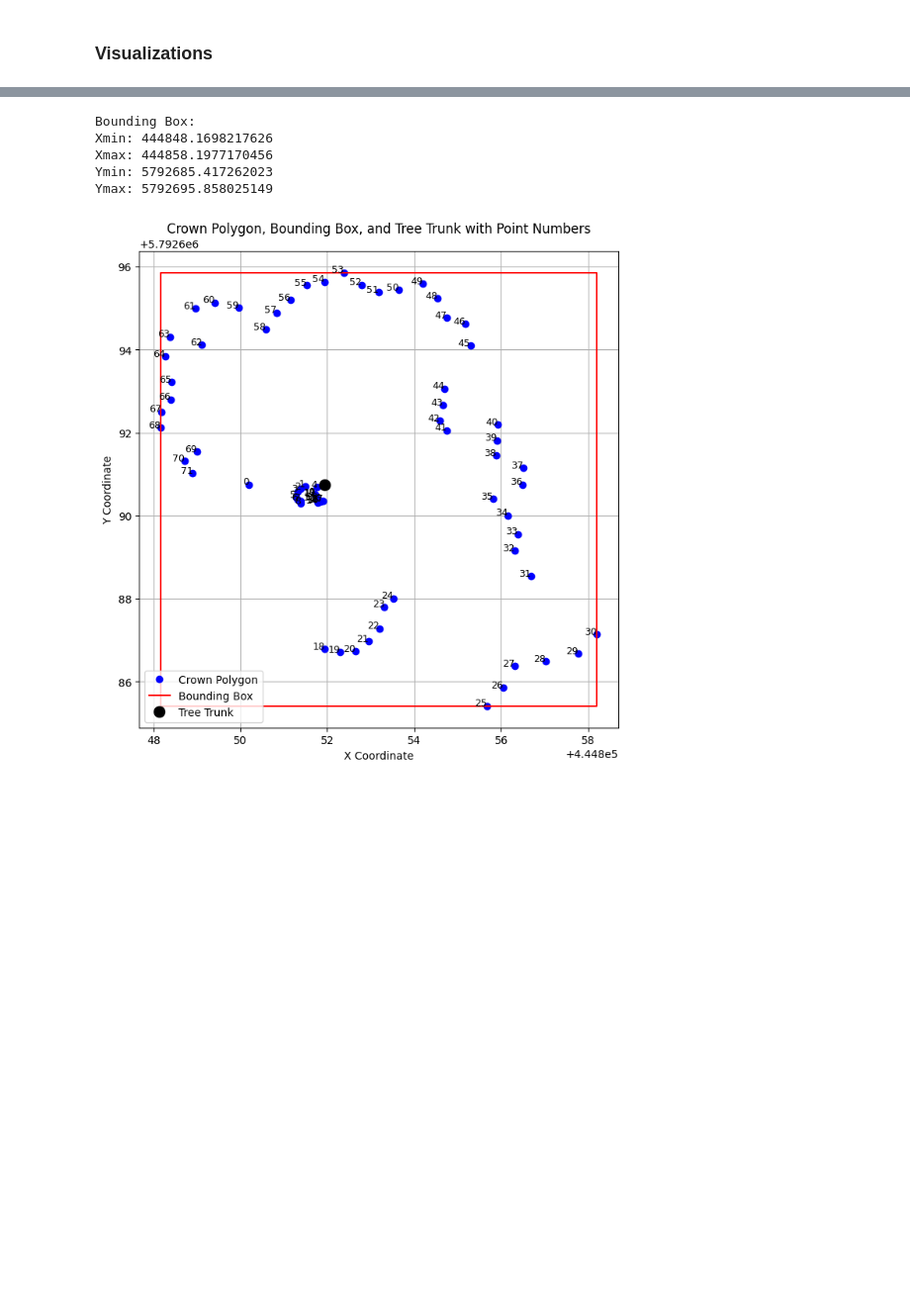
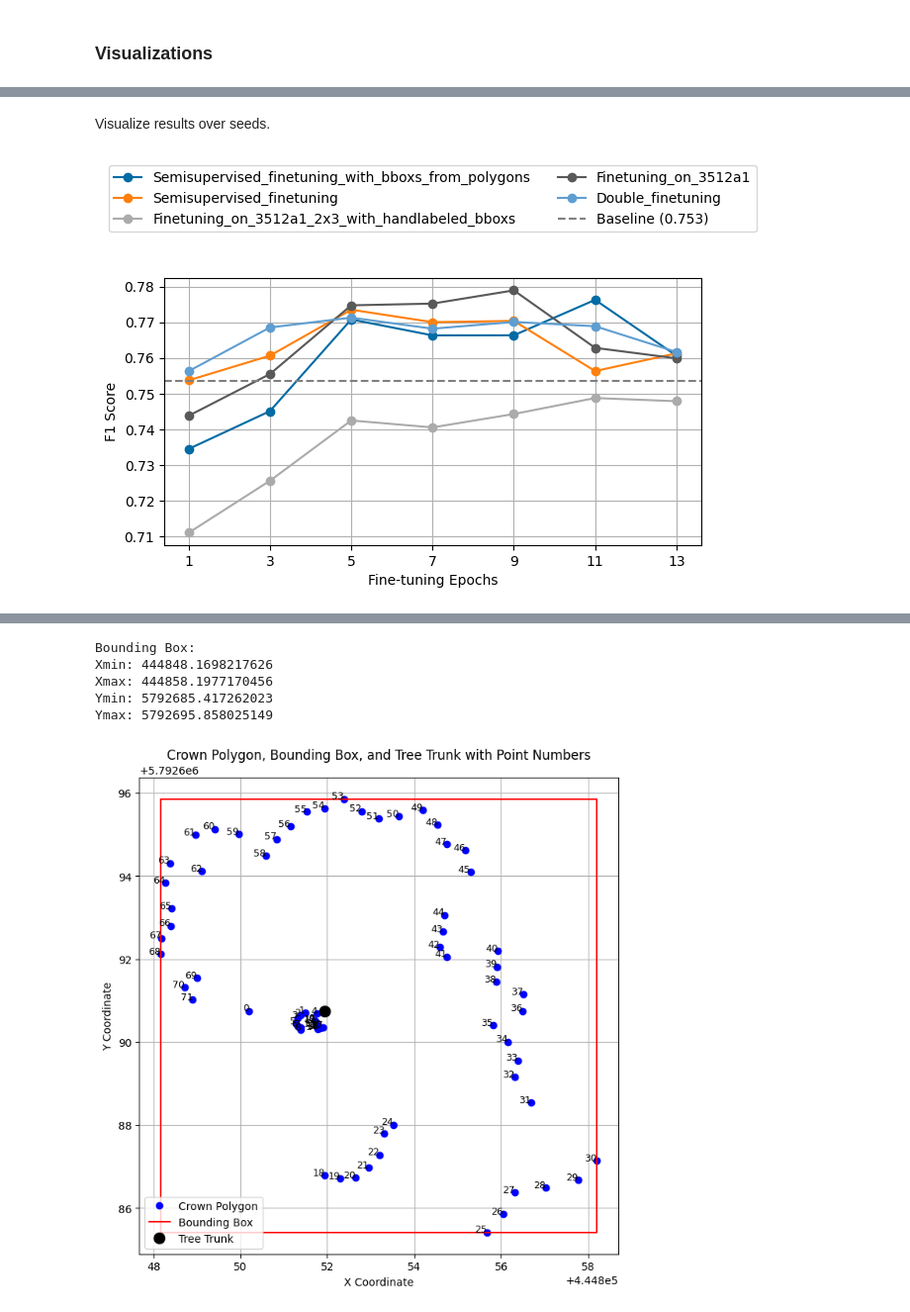
Before and after one commit to JulianZabbarov/tree-detection, a Jupyter notebook: experiments/sauen/evaluation/evaluation.ipynb, the cells around one changed output, grey strips where cells are left out. Shown at 99% size. Cells and saved outputs as stored; diff of their text form; code cells hidden in the pictures; blank space fills up the shorter version.

```diff
--- a/experiments/sauen/evaluation/evaluation.ipynb
+++ b/experiments/sauen/evaluation/evaluation.ipynb
@@ -226,0 +302,58 @@ plt.show()
+# %% [markdown]
+Visualize results over seeds.
+# %%
+import os
+import pandas as pd
+import matplotlib.pyplot as plt
+import copy
+
+plt.style.use('tableau-colorblind10') # "ggplot"
+
+# Extract the baseline F1 score
+baseline_f1 = baseline_df[baseline_df['metric'] == 'f1']['score'].values[0]
+
+# Remove finetuning on dirty labels from the results
+curr_results_over_seeds = copy.deepcopy(results_over_seeds)
+curr_results_over_seeds = curr_results_over_seeds[results_over_seeds['experiment_name'] != "finetuning_on_3512a1_2x3_with_bboxs_from_polygons"]
+curr_results_over_seeds = curr_results_over_seeds[results_over_seeds['experiment_name'] != "finetuning_on_3512a1_2x3_with_computed_bboxs"]
+
+# Filter out f1 metric from the DataFrame
+results_subset = curr_results_over_seeds[curr_results_over_seeds['metric'] == 'f1'].copy()
+
+# Create a plot for each experiment
+experiment_names = list(results_subset['experiment_name'].unique())
+
+# sort experiment names in reverse order
+experiment_names.sort(reverse=True)
+
+# Plot the f1 scores over epochs
+plt.figure(figsize=(7, 3.5))
+
+for exp_idx, experiment in enumerate(experiment_names):
+    # Get the data for this specific experiment
+    test_data = results_subset[(results_subset['experiment_name'] == experiment) & (results_subset['type'] == 'test')]
+
+    # Sort by epochs to ensure proper plotting
+    test_data = test_data.sort_values('epochs', ascending=True)
+
+    # Plot the f1 scores over epochs
+    plt.plot(test_data['epochs'], test_data['score']['mean'], label=f'{experiment}'.capitalize(), marker='o')
+
+# Plot the baseline f1 score as a horizontal line
+plt.axhline(y=baseline_f1, color='grey', linestyle='--', label=f'Baseline ({baseline_f1:.3f})')
+
+# Add labels and title
+plt.xlabel('Fine-tuning Epochs')
+plt.ylabel('F1 Score')
+plt.xticks(np.arange(1,max(results_df["epochs"])+1,2), np.arange(1,max(results_df["epochs"])+1,2))
+plt.legend()
+plt.grid(True)
+
+# Move the legend outside the plot at the top
+plt.legend(loc='upper center', bbox_to_anchor=(0.5, 1.45), ncol=2, fancybox=True, shadow=False, fontsize=10)
+
+# Show the plot
+plt.savefig(ABS_EXPORT_PATH_FOR_MODEL_COMPARISON, dpi=300, bbox_inches='tight')
+plt.show()
+# %% [output]
+[figure, added]
```
Also changed, not shown: parts of 10 cells of this notebook, 10 other files.
